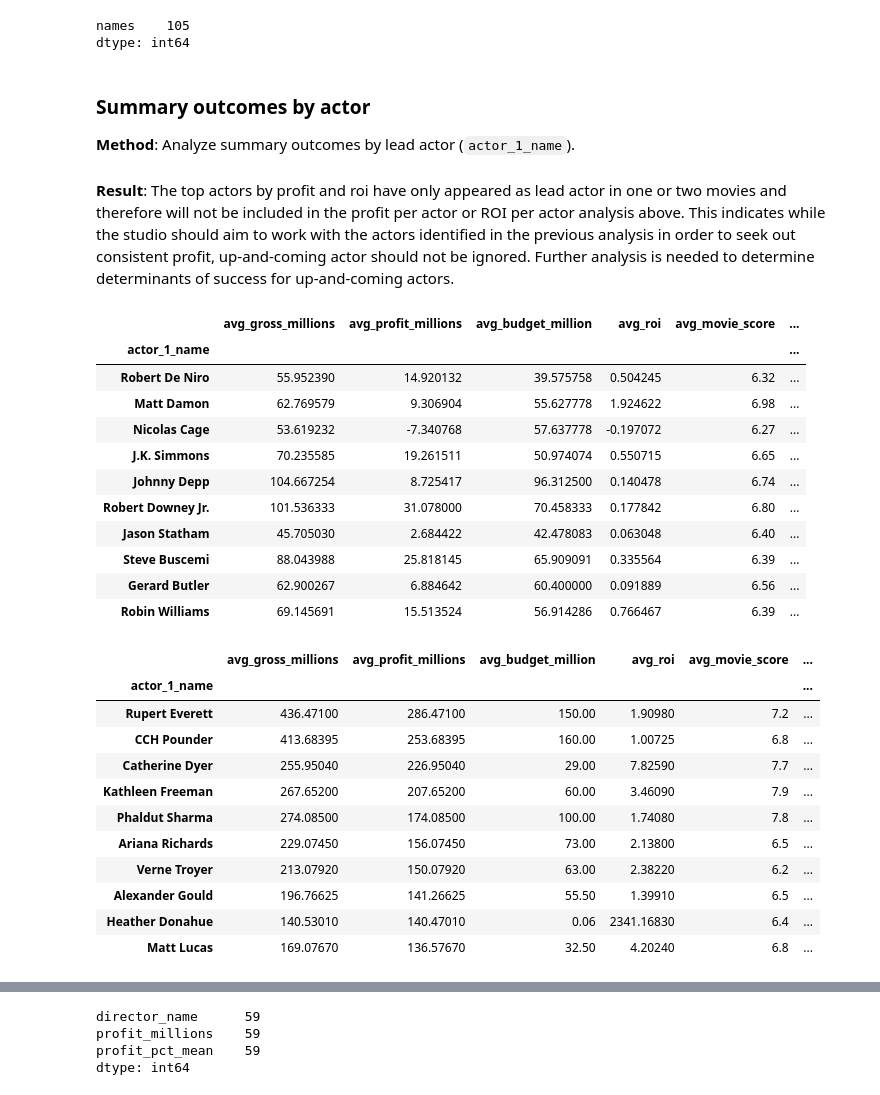
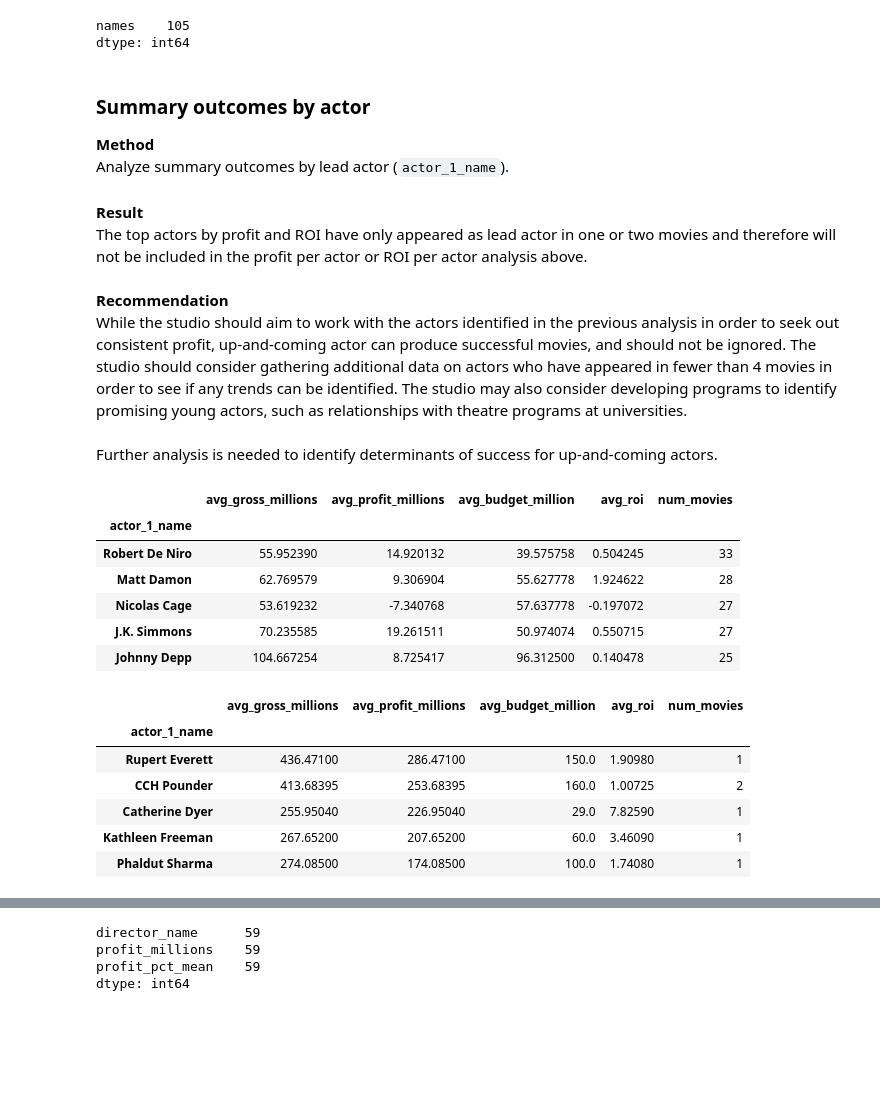
Before and after one commit to kristinkspanos/data_analysis_movie_studio, a Jupyter notebook: assignment_2_movie_data.ipynb, the cells around one changed output, grey strips where cells are left out. Saved outputs shown, nothing was run; the diff lists cells and outputs as text; code cells hidden in the pictures; blank space fills up the shorter version.

```diff
--- a/assignment_2_movie_data.ipynb
+++ b/assignment_2_movie_data.ipynb
@@ -535,10 +500,20 @@ dtype: int64
 # %% [markdown]
 ### Summary outcomes by actor
 
-**Method**: Analyze summary outcomes by lead actor (<code>actor_1_name</code>).
+**Method**<br>
+Analyze summary outcomes by lead actor (<code>actor_1_name</code>).
 <br>
 <br>
-**Result**: The top actors by profit and roi have only appeared as lead actor in one or two movies and therefore will not be included in the profit per actor or ROI per actor analysis above. This indicates while the studio should aim to work with the actors identified in the previous analysis in order to seek out consistent profit, up-and-coming actor should not be ignored. Further analysis is needed to determine determinants of success for up-and-coming actors.
+**Result**<br>
+The top actors by profit and ROI have only appeared as lead actor in one or two movies and therefore will not be included in the profit per actor or ROI per actor analysis above.
+<br>
+<br>
+**Recommendation**<br>
+While the studio should aim to work with the actors identified in the previous analysis in order to seek out consistent profit, up-and-coming actor can produce successful movies, and should not be ignored. The studio should consider gathering additional data on actors who have appeared in fewer than 4 movies in order to see if any trends can be identified. The studio may also consider developing programs to identify promising young actors, such as relationships with theatre programs at universities.
+<br>
+<br>
+Further analysis is needed to identify determinants of success for up-and-coming actors.
 # %%
-actor1_mean = movies[['actor_1_name','gross_millions','profit_millions','budget_millions','roi','movie_score','director_facebook_likes','movie_facebook_likes']].groupby(['actor_1_name']).mean()
+# create df with only key financial variables
+actor1_mean = movies[['actor_1_name','gross_millions','profit_millions','budget_millions','roi']].groupby(['actor_1_name']).mean()
 # %%
@@ -547,49 +524,40 @@ actor1_count = movies[['actor_1_name','color']].groupby(['actor_1_name']).count(
 actor1_count = actor1_count.rename(columns = {'color': 'num_movies'})
 # %%
-# merge director data into one df
+# merge actor data (actor1_mean and actor1_count) into one df
+
+# define list of dfs to be merged
 actor1_df_lst = [actor1_mean, actor1_count]
+
+# merge dfs in actor1_df_lst
 actor1_df = reduce(lambda left,right: pd.merge(left,right,on='actor_1_name'), actor1_df_lst)
+
+# rename columns
 actor1_df = actor1_df.rename(columns = {'gross_millions': 'avg_gross_millions',
                                              'budget_millions': 'avg_budget_million',
                                               'profit_millions':'avg_profit_millions',
-                                              'roi':'avg_roi',
-                                             'movie_score': 'avg_movie_score',
-                                             'director_facebook_likes':'avg_director_fb_likes',
-                                             'movie_facebook_likes':'avg_movie_fb_likes'})
+                                              'roi':'avg_roi'})
 
-actor1_df['avg_movie_score'] = round(actor1_df['avg_movie_score'],2)
-actor1_df['avg_movie_fb_likes'] = round(actor1_df['avg_movie_fb_likes'],2)
 #actor1_df.to_csv('actor1_df.csv')
 # %%
-# directors who directed the largest number of movies
-actor1_df.sort_values(by = 'num_movies', ascending = False).head(10)
+# actors who are lead actor in the most movies
+actor1_df.sort_values(by = 'num_movies', ascending = False).head()
 # %% [output]
-|  | avg_gross_millions | avg_profit_millions | avg_budget_million | avg_roi | avg_movie_score | ... |
-| actor_1_name |  |  |  |  |  | ... |
-| Robert De Niro | 55.952390 | 14.920132 | 39.575758 | 0.504245 | 6.32 | ... |
-| Matt Damon | 62.769579 | 9.306904 | 55.627778 | 1.924622 | 6.98 | ... |
-| Nicolas Cage | 53.619232 | -7.340768 | 57.637778 | -0.197072 | 6.27 | ... |
-| J.K. Simmons | 70.235585 | 19.261511 | 50.974074 | 0.550715 | 6.65 | ... |
-| Johnny Depp | 104.667254 | 8.725417 | 96.312500 | 0.140478 | 6.74 | ... |
-| Robert Downey Jr. | 101.536333 | 31.078000 | 70.458333 | 0.177842 | 6.80 | ... |
-| Jason Statham | 45.705030 | 2.684422 | 42.478083 | 0.063048 | 6.40 | ... |
-| Steve Buscemi | 88.043988 | 25.818145 | 65.909091 | 0.335564 | 6.39 | ... |
-| Gerard Butler | 62.900267 | 6.884642 | 60.400000 | 0.091889 | 6.56 | ... |
-| Robin Williams | 69.145691 | 15.513524 | 56.914286 | 0.766467 | 6.39 | ... |
+|  | avg_gross_millions | avg_profit_millions | avg_budget_million | avg_roi | num_movies |
+| actor_1_name |  |  |  |  |  |
+| Robert De Niro | 55.952390 | 14.920132 | 39.575758 | 0.504245 | 33 |
+| Matt Damon | 62.769579 | 9.306904 | 55.627778 | 1.924622 | 28 |
+| Nicolas Cage | 53.619232 | -7.340768 | 57.637778 | -0.197072 | 27 |
+| J.K. Simmons | 70.235585 | 19.261511 | 50.974074 | 0.550715 | 27 |
+| Johnny Depp | 104.667254 | 8.725417 | 96.312500 | 0.140478 | 25 |
 # %%
-# directors with top average profit
-actor1_df.sort_values(by = 'avg_profit_millions', ascending = False).head(10)
+# actors with top average profit
+actor1_df.sort_values(by = 'avg_profit_millions', ascending = False).head()
 # %% [output]
-|  | avg_gross_millions | avg_profit_millions | avg_budget_million | avg_roi | avg_movie_score | ... |
-| actor_1_name |  |  |  |  |  | ... |
-| Rupert Everett | 436.47100 | 286.47100 | 150.00 | 1.90980 | 7.2 | ... |
-| CCH Pounder | 413.68395 | 253.68395 | 160.00 | 1.00725 | 6.8 | ... |
-| Catherine Dyer | 255.95040 | 226.95040 | 29.00 | 7.82590 | 7.7 | ... |
-| Kathleen Freeman | 267.65200 | 207.65200 | 60.00 | 3.46090 | 7.9 | ... |
-| Phaldut Sharma | 274.08500 | 174.08500 | 100.00 | 1.74080 | 7.8 | ... |
-| Ariana Richards | 229.07450 | 156.07450 | 73.00 | 2.13800 | 6.5 | ... |
-| Verne Troyer | 213.07920 | 150.07920 | 63.00 | 2.38220 | 6.2 | ... |
-| Alexander Gould | 196.76625 | 141.26625 | 55.50 | 1.39910 | 6.5 | ... |
-| Heather Donahue | 140.53010 | 140.47010 | 0.06 | 2341.16830 | 6.4 | ... |
-| Matt Lucas | 169.07670 | 136.57670 | 32.50 | 4.20240 | 6.8 | ... |
+|  | avg_gross_millions | avg_profit_millions | avg_budget_million | avg_roi | num_movies |
+| actor_1_name |  |  |  |  |  |
+| Rupert Everett | 436.47100 | 286.47100 | 150.0 | 1.90980 | 1 |
+| CCH Pounder | 413.68395 | 253.68395 | 160.0 | 1.00725 | 2 |
+| Catherine Dyer | 255.95040 | 226.95040 | 29.0 | 7.82590 | 1 |
+| Kathleen Freeman | 267.65200 | 207.65200 | 60.0 | 3.46090 | 1 |
+| Phaldut Sharma | 274.08500 | 174.08500 | 100.0 | 1.74080 | 1 |
 # %%
```
Also changed, not shown: parts of 61 cells of this notebook.
